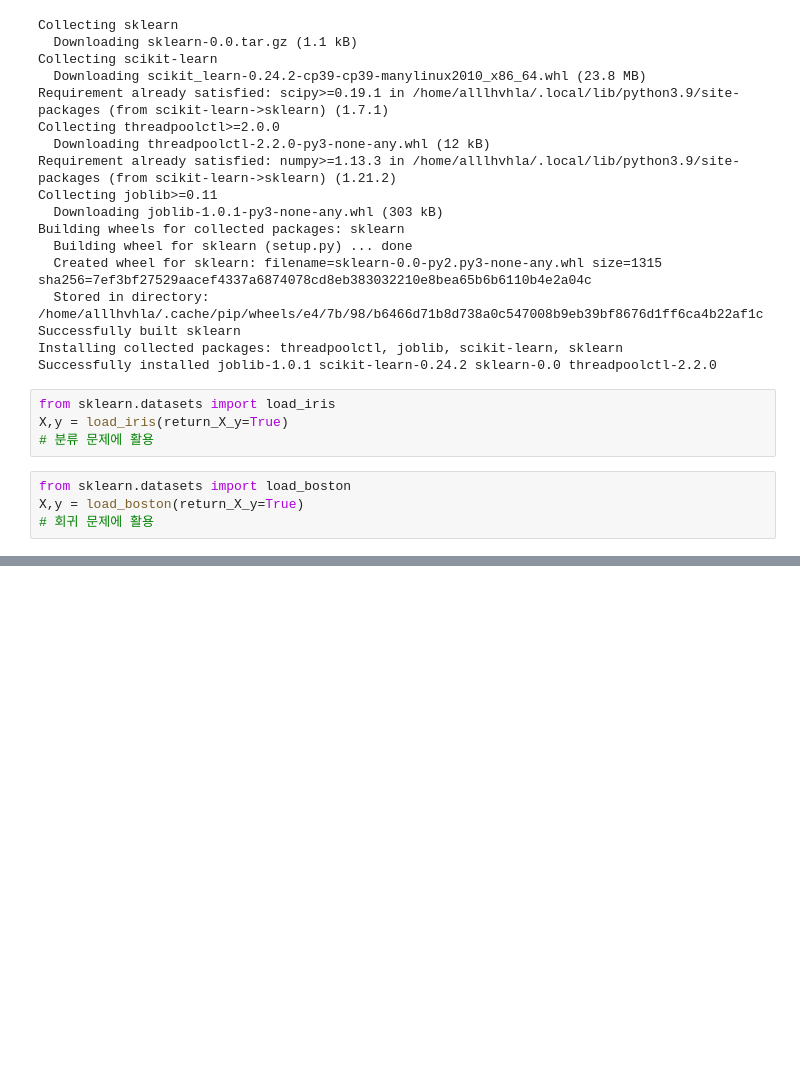
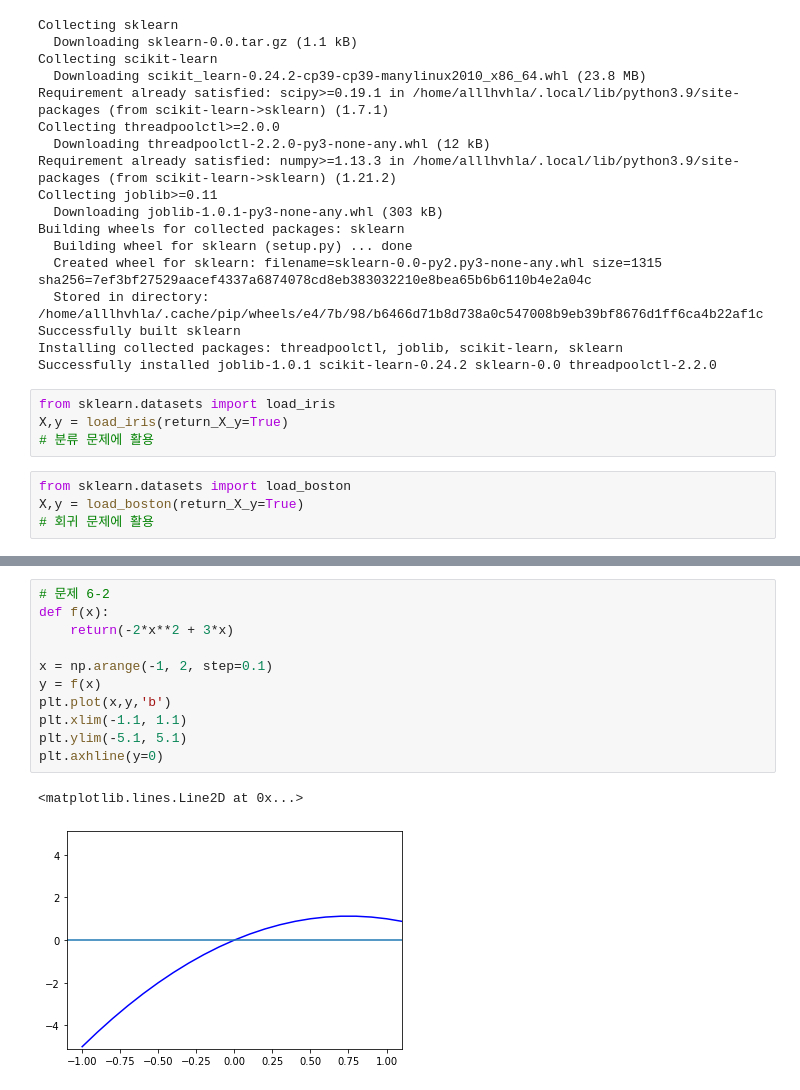
Before and after one commit to uowol/develop_on_linux, a Jupyter notebook: study/machine_learning/ai_studynote.ipynb, the cells around one changed output, grey strips where cells are left out. Saved outputs shown, nothing was run; the diff lists cells and outputs as text; blank space fills up the shorter version.

```diff
--- a/study/machine_learning/ai_studynote.ipynb
+++ b/study/machine_learning/ai_studynote.ipynb
@@ -44,0 +74,14 @@ array([0, 0, 0, 0, 0, 0, 0, 0, 0, 0, 0, 0, 0, 0, 0, 0, 0, 0, 0, 0, 0, 0,
+# %%
+# 문제 6-2
+def f(x):
+    return(-2*x**2 + 3*x)
+
+x = np.arange(-1, 2, step=0.1)
+y = f(x)
+plt.plot(x,y,'b')
+plt.xlim(-1.1, 1.1)
+plt.ylim(-5.1, 5.1)
+plt.axhline(y=0)
+# %% [output]
+<matplotlib.lines.Line2D at 0x...>
+[figure, added]
```
Also changed, not shown: parts of 6 cells of this notebook, 41 other files.
